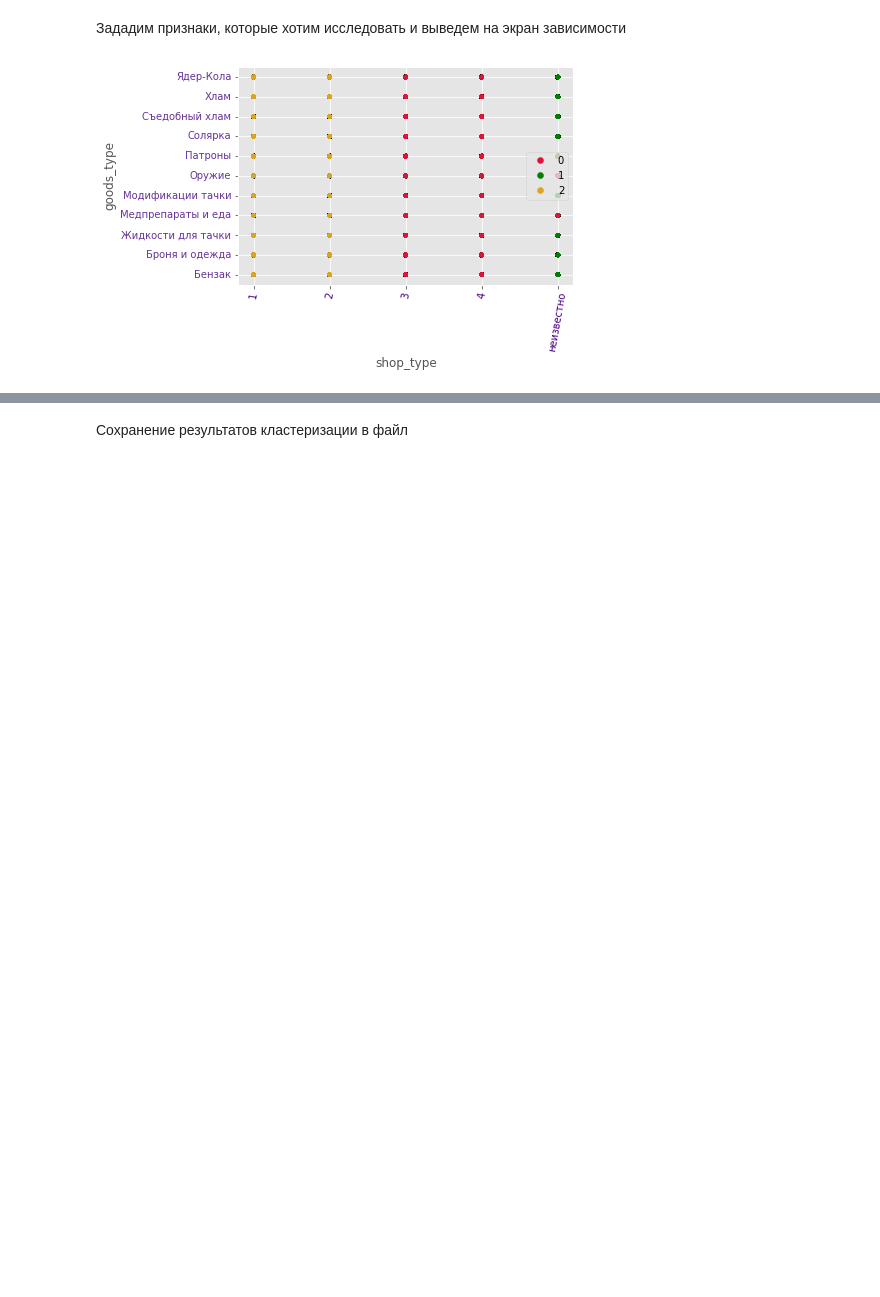
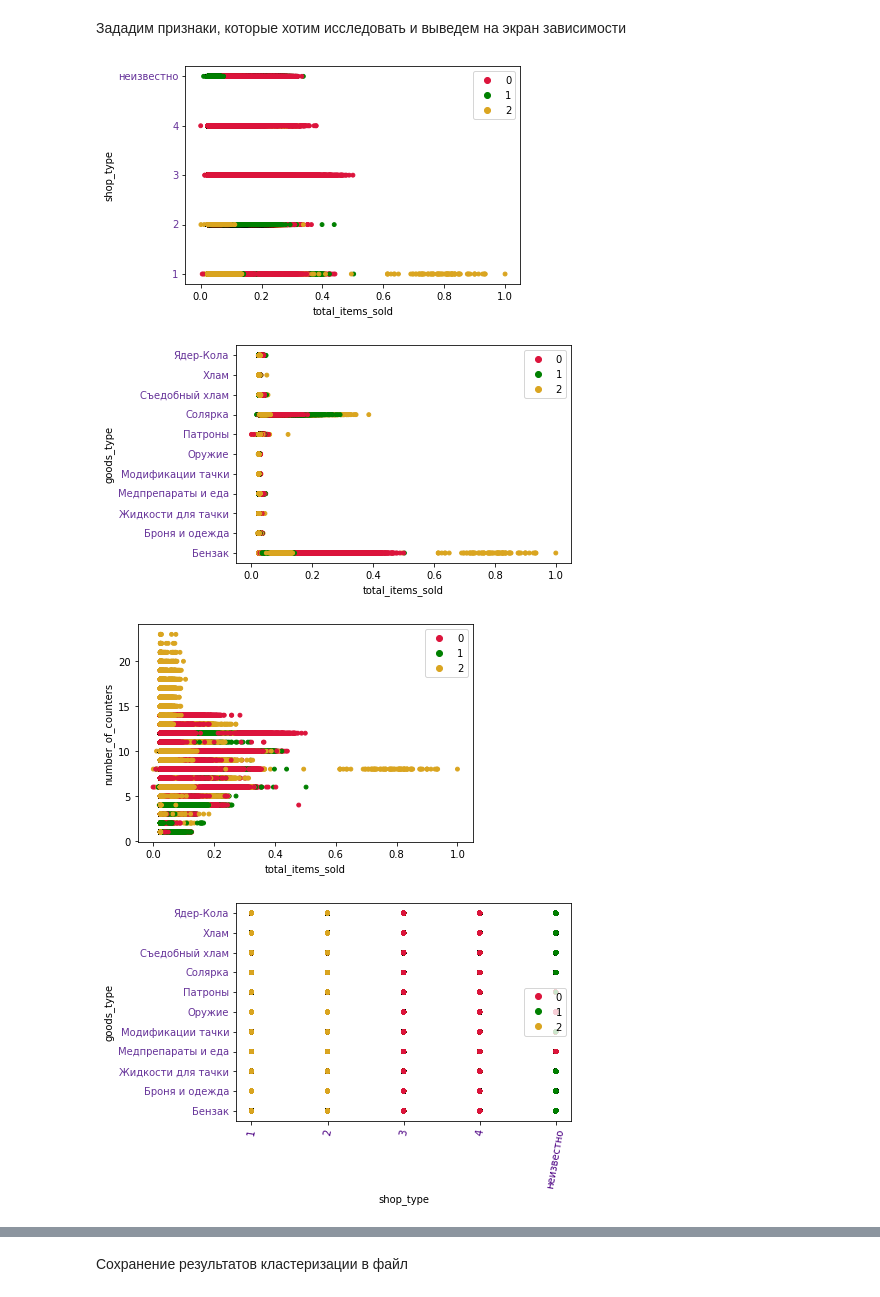
Before and after one commit to alievilya/Ds_GpnCup, a Jupyter notebook: DS_GPN_2.ipynb, the cells around one changed output, grey strips where cells are left out. Cells and saved outputs as stored; diff of their text form; code cells hidden in the pictures; blank space fills up the shorter version.

```diff
--- a/DS_GPN_2.ipynb
+++ b/DS_GPN_2.ipynb
@@ -286,10 +268,13 @@ res_table
 # %% [markdown]
 Зададим признаки, которые хотим исследовать и выведем на экран зависимости
 # %%
-x_features =  ['shop_type', 'total_items_sold']  # признаки по оси x
+x_features =  ['total_items_sold', 'shop_type']  # признаки по оси x
 numeric_feautures = ['total_items_sold', 'year_opened', 'number_of_counters']  # количественные признаки
 features_to_discover = ['shop_type', 'goods_type', 'number_of_counters']  # признаки по оси y
 
 plot_clusters(res_table, labels_dictionary, x_features, numeric_feautures, features_to_discover)
 # %% [output]
-[figure, old version]
+[figure, new version]
+[figure, added]
+[figure, added]
+[figure, added]
```
Also changed, not shown: parts of 2 cells of this notebook, 1 other file.
